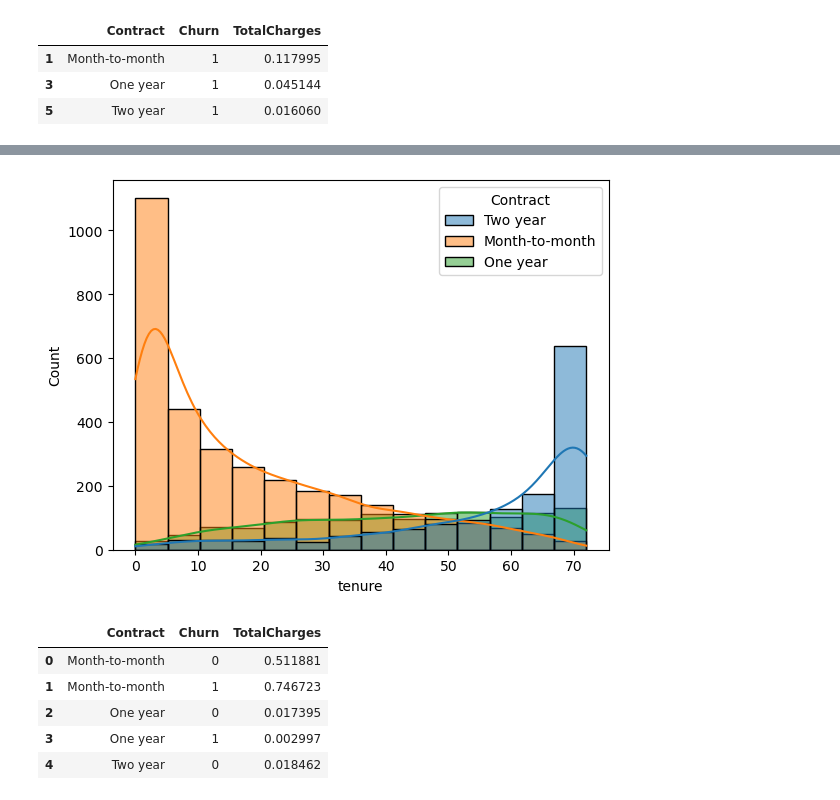
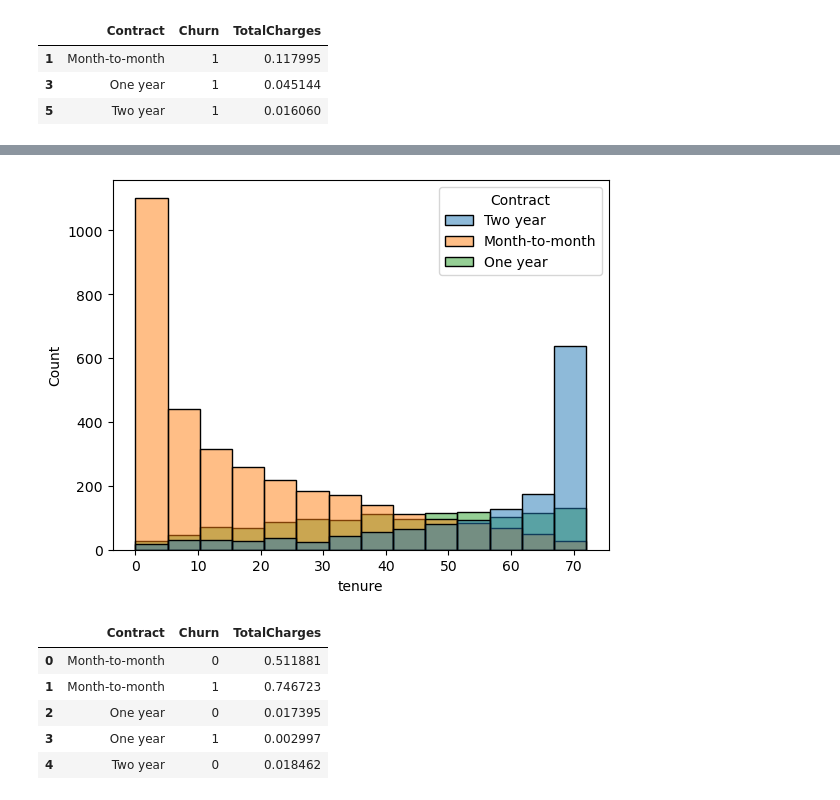
Before and after one commit to gordoaraujo/cl_churn_prediction, a Jupyter notebook: notebooks/Jose_Data_Analysis_Modelling.ipynb, the cells around one changed output, grey strips where cells are left out. Saved outputs shown, nothing was run; the diff lists cells and outputs as text; code cells hidden in the pictures.

Commit message:
Improves data analysis and modelling

```diff
--- a/notebooks/Jose_Data_Analysis_Modelling.ipynb
+++ b/notebooks/Jose_Data_Analysis_Modelling.ipynb
@@ -143,7 +144,7 @@ df_churn.head()
 | 3 | Male | 0 | No | No | 4 | 1 | DSL | No | ... |
 | 4 | Male | 0 | No | No | 2 | 1 | DSL | Yes | ... |
 # %%
-df_churn["SeniorCitizen"] = df_churn["SeniorCitizen"].map({0 : "No", 1 : "Yes"})
+# df_churn["SeniorCitizen"] = df_churn["SeniorCitizen"].map({0 : "No", 1 : "Yes"})
 # %%
 df_churn.dtypes
 # %% [output]
@@ -217,7 +322,7 @@ df_group[(df_group["Churn"] == 1)]
 # %%
-sns.histplot(data = df_churn, x = "tenure", hue='Contract', kde = "True", fill = True);
+sns.histplot(data = df_churn, x = "tenure", hue='Contract', fill = True);
 # %% [output]
-[figure, old version]
+[figure, new version]
 # %%
 df_grouped = df_churn[(df_churn["tenure"] < 7)].groupby(by = ["Contract", "Churn"]).TotalCharges.sum().reset_index()
 df_grouped["TotalCharges"] = 100 * df_grouped["TotalCharges"] / df_churn.TotalCharges.sum()
```
Also changed, not shown: parts of 53 cells of this notebook.
